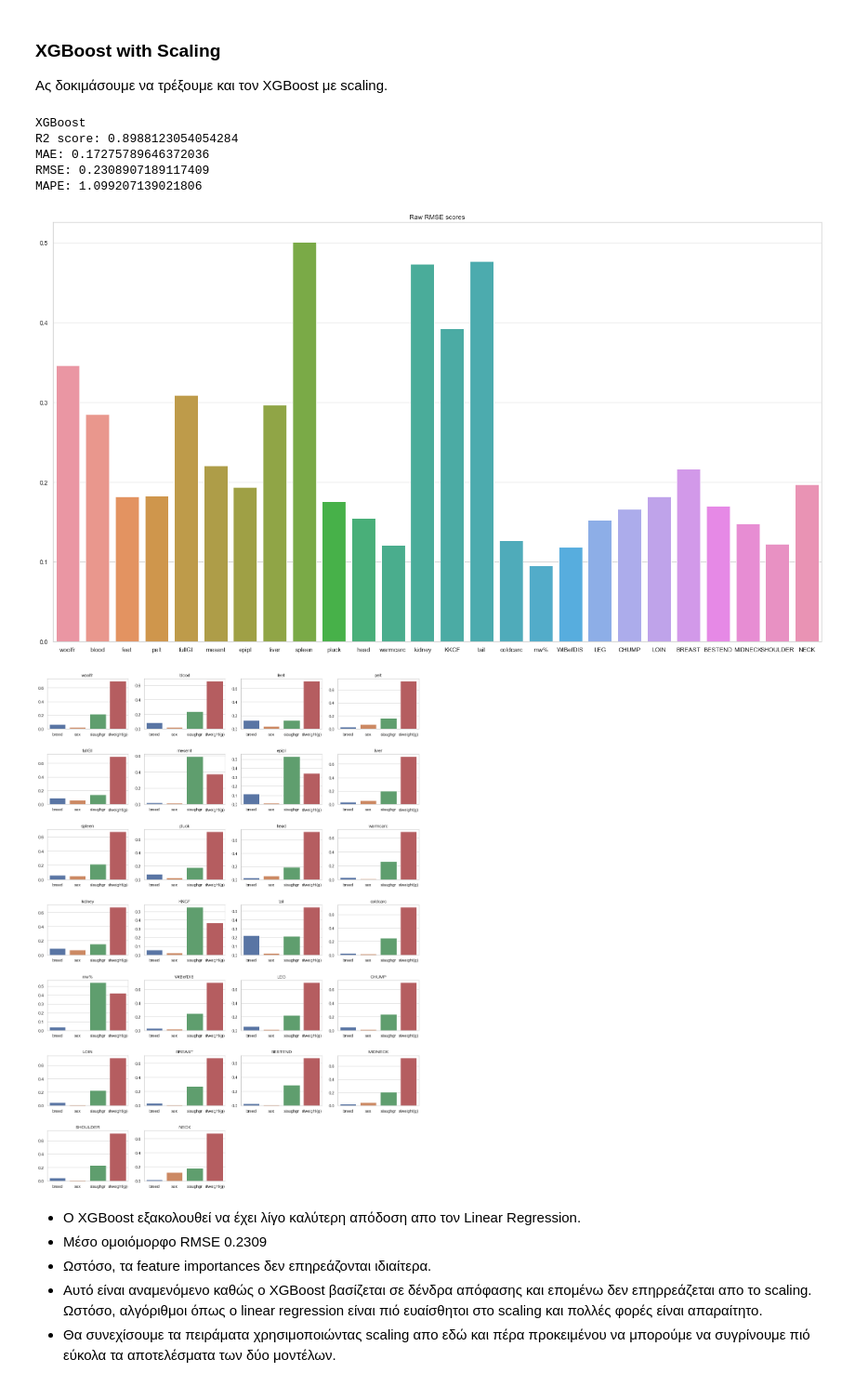
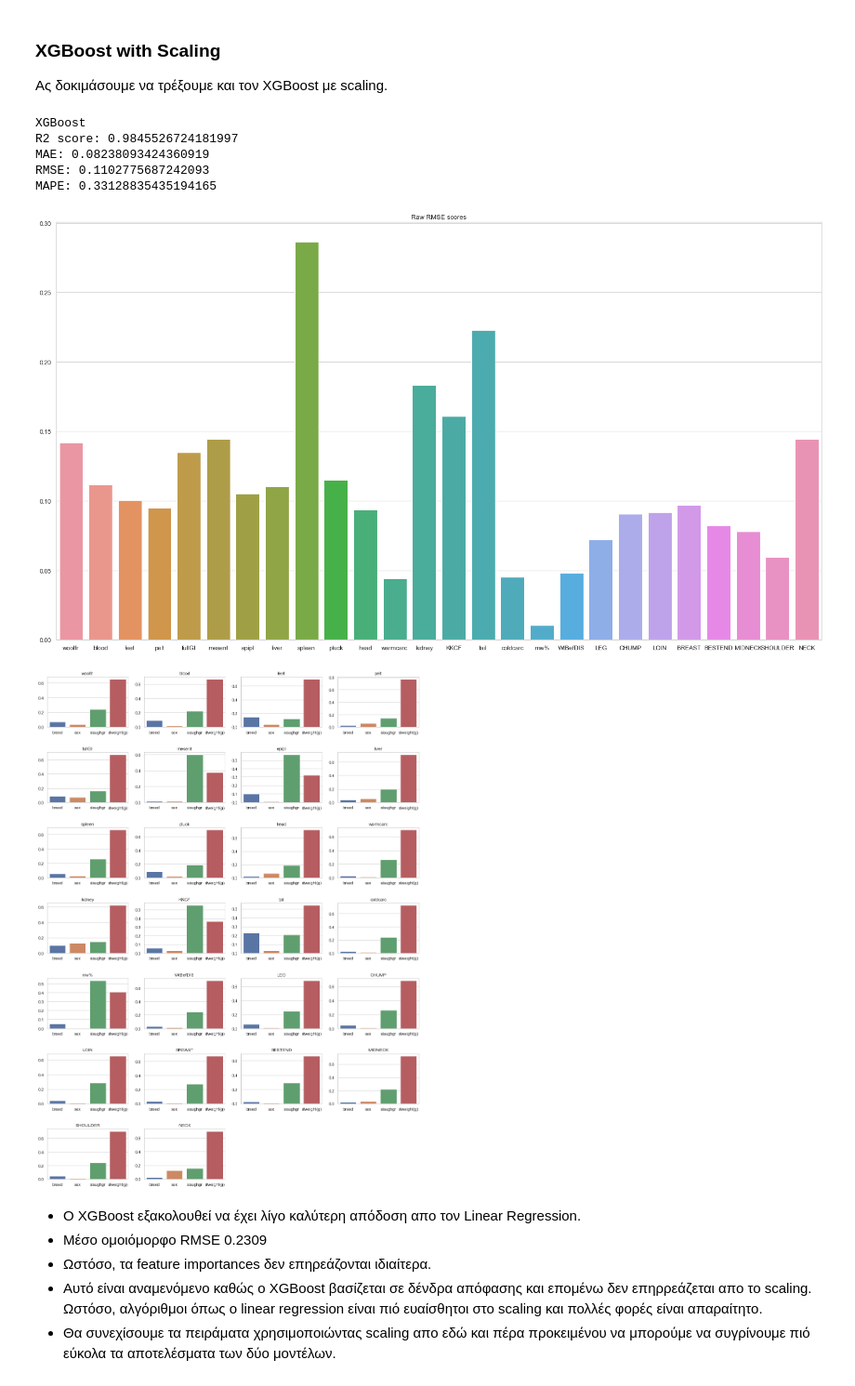
Before and after one commit to antonis-ant/thesis-code, a Jupyter notebook: EDA_notebook.ipynb, the cells around one changed output. Shown: that part at 93% size. Saved outputs shown, nothing was run; the diff lists cells and outputs as text; code cells hidden in the pictures.

Commit message:
Used only train set to examine feature importances on EDA notebook.

```diff
--- a/EDA_notebook.ipynb
+++ b/EDA_notebook.ipynb
@@ -286,20 +275,20 @@ plot_feature_imps(res['feat_imps'], X.columns, y.columns)
 Ας δοκιμάσουμε να τρέξουμε και τον XGBoost με scaling.
 # %%
 # Run xgboost model with scaling & get results
-res = run_xgb_model(X_train_scaled, X_test_scaled, y_train_scaled, y_test_scaled)
+res = run_xgb_model(X_scaled, y_scaled)
 print_results(res)
 # Present raw rmse scores with a barplot
 scores_barplot(res['scores']['rv_scores_rmse'], y.columns, title='Raw RMSE scores')
 # Plot coefficients
 plot_feature_imps(res['feat_imps'], X.columns, y.columns)
 # %% [output]
 XGBoost
-R2 score: 0.8988123054054284
-MAE: 0.17275789646372036
-RMSE: 0.2308907189117409
-MAPE: 1.099207139021806
+R2 score: 0.9845526724181997
+MAE: 0.08238093424360919
+RMSE: 0.1102775687242093
+MAPE: 0.33128835435194165
-[figure, old version]
+[figure, new version]
-[figure, old version]
+[figure, new version]
 # %% [markdown]
 * O XGBoost εξακολουθεί να έχει λίγο καλύτερη απόδοση απο τον Linear Regression.
 * Μέσο ομοιόμορφο RMSE 0.2309
```
Also changed, not shown: parts of 25 cells of this notebook, 2 other files.
